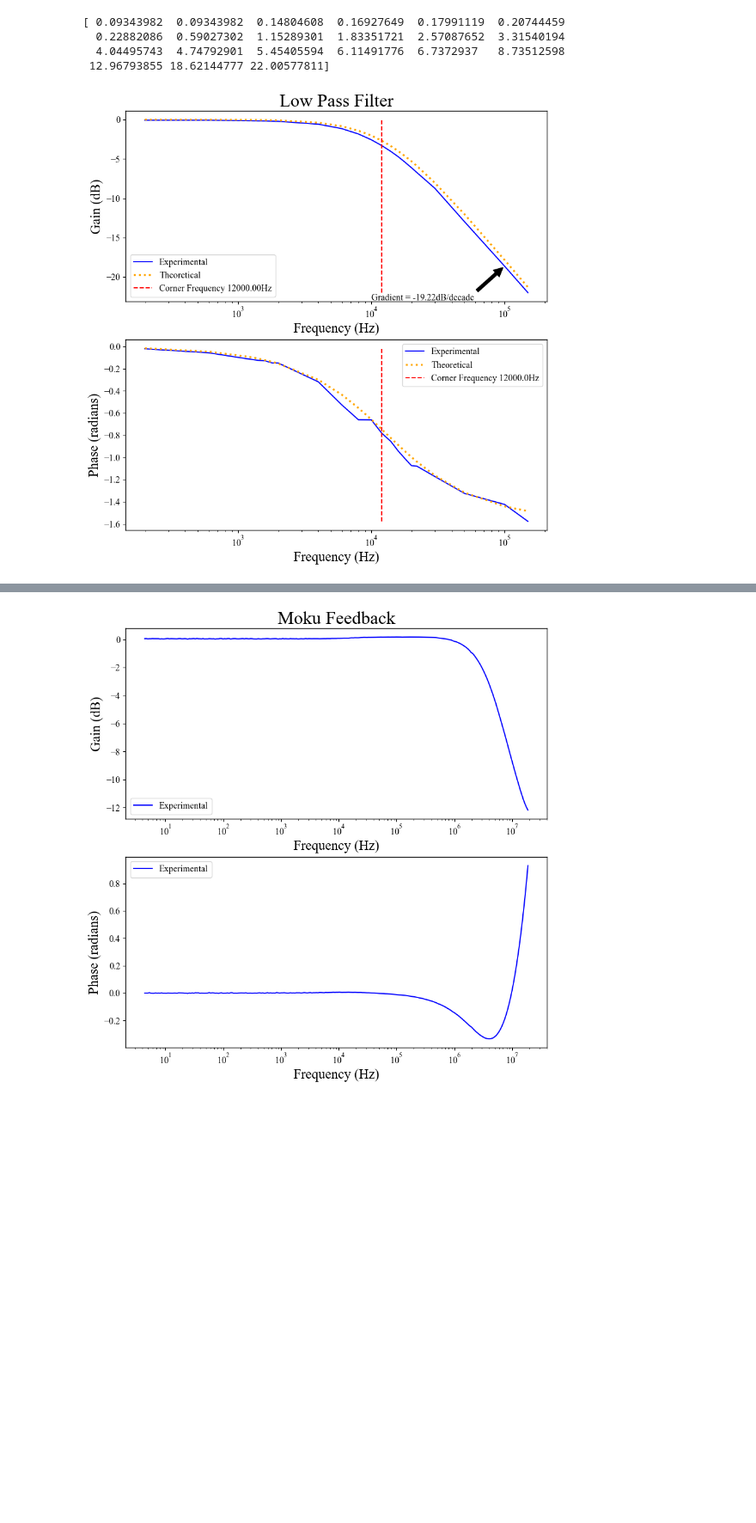
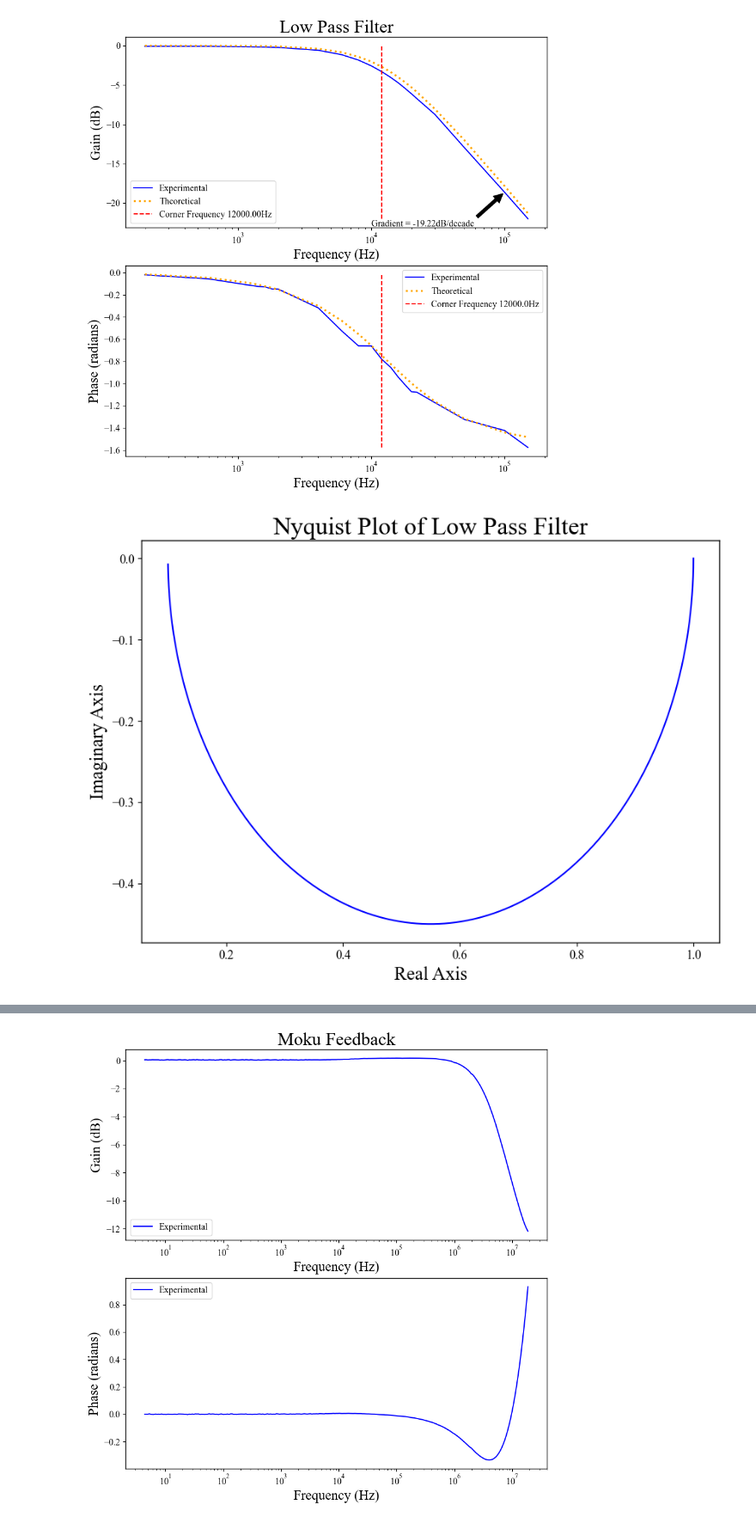
Before and after one commit to lewismcnish/Physics, a Jupyter notebook: Year_3/analogue_filters/analogue_filters.ipynb, the cells around one changed output, grey strips where cells are left out. Shown at 86% size. Drawn from its saved outputs; the diff is of its cells as text; code cells hidden in the pictures; blank space fills up the shorter version.

```diff
--- a/Year_3/analogue_filters/analogue_filters.ipynb
+++ b/Year_3/analogue_filters/analogue_filters.ipynb
@@ -33,50 +101,62 @@ lp_peak_to_peak, lp_phase, lp_freq = float_array_convert(lp_peak_to_peak), float
 hp_peak_to_peak, hp_phase, hp_freq = float_array_convert(hp_peak_to_peak), (float_array_convert(hp_phase))-np.pi/2, float_array_convert(hp_freq)
 # %%
-def arctan(x,r,c):
+def arctan(x,r,c): #function to calculate the phase of a filter
     return -np.arctan(x*r*c)
 
-def corner_freq(x,y):
+def corner_freq(x,y): #function to calculate the corner frequency of a filter which is defined as the point where the gain is -3dB
     return np.full_like(y,x[np.argmin(np.abs(y+3))])
 
-def gradient(x,y):
+def gradient(x,y): #function to calculate the gradient of a graph
     return np.gradient(x,y)
 
-lp_resistance = 15000
+lp_resistance = 15000 #resistance and capacitance values for the low pass filter
 lp_capacitance = 0.82e-9
 
-log_lp_gain = 20*np.log10(lp_peak_to_peak)
-lp_omega = (lp_freq*2*np.pi)
-log_lp_omega = np.log10(lp_omega)
-log_lp_theo_gain = 20*np.log10(1/np.sqrt(1+(lp_omega*lp_resistance*lp_capacitance)**2))
-lp_theo_phase = arctan(lp_omega,lp_resistance,lp_capacitance)
-lp_corner_freq = corner_freq(lp_freq,log_lp_gain)
+log_lp_gain = 20*np.log10(lp_peak_to_peak)                                                      #calculates the gain in dB for the low pass filter
+lp_omega = (lp_freq*2*np.pi)                                                                    #converts the frequency to angular frequency
+log_lp_omega = np.log10(lp_omega)                                                               #calculates the log of the angular frequency
+log_lp_theo_gain = 20*np.log10(1/np.sqrt(1+(lp_omega*lp_resistance*lp_capacitance)**2))         #calculates the theoretical gain in dB for the low pass filter
+lp_theo_phase = arctan(lp_omega,lp_resistance,lp_capacitance)                                   #calculates the theoretical phase for the low pass filter
+lp_corner_freq = corner_freq(lp_freq,log_lp_gain)                                               #calculates the corner frequency for the low pass filter
 
-print((np.abs(log_lp_gain)))
 
-plt.figure(figsize=(10,10))
+plt.figure(figsize=(10,10))                                                                     #plots the low pass filter bode plots of gain and phase
 plt.subplot(2,1,1)
 plt.plot(lp_freq,log_lp_gain, label = 'Experimental', color = 'blue')
 plt.plot(lp_freq,log_lp_theo_gain, label = 'Theoretical', color = 'orange', linestyle = ':', linewidth = 2.5)
 plt.plot(lp_corner_freq,log_lp_gain, label = f'Corner Frequency {lp_corner_freq[0]:.2f}Hz', color = 'red', linestyle = '--', linewidth = 1.5)
 plt.annotate(f'Gradient = {gradient(log_lp_gain,log_lp_omega)[-1]:.2f}dB/decade', xy = (lp_freq[-2],log_lp_gain[-2]), arrowprops=dict(facecolor = 'black', shrink = 0.05,), xytext = (lp_freq[-2]-90000,log_lp_gain[-2]-4.3))
 plt.xlabel(r'Frequency (Hz)')
 plt.xscale('log')
 plt.ylabel('Gain (dB)')
 plt.title('Low Pass Filter')
 plt.legend()
 plt.subplot(2,1,2)
 plt.plot(lp_freq,lp_phase, label = 'Experimental', color = 'blue')
 plt.plot(lp_freq,lp_theo_phase, label = 'Theoretical', color = 'orange', linestyle = ':', linewidth = 2.5)
 plt.plot(lp_corner_freq,lp_phase, label = f'Corner Frequency {lp_corner_freq[0]}Hz', color = 'red', linestyle = '--', linewidth = 1.5)
 plt.xlabel(r'Frequency (Hz)')
 plt.xscale('log')
 plt.ylabel('Phase (radians)')
 plt.legend()
 plt.show()
+
+                                # Nyquist Plot of Low Pass Filter
+tau = lp_resistance*lp_capacitance;
+a = 10;
+lp_trans_func = signal.lti([tau, 1],[a*tau, 1])                 #Creating Transfer Function for a Linear Time Independent system
+w= np.linspace(1e-4,1e6,1000000)                               #Creating a range of frequencies to plot the frequency response
+
+w, H = signal.freqresp(lp_trans_func,w)
+plt.figure(figsize=(10,7))
+plt.plot(H.real, H.imag, "b")
+plt.xlabel("Real Axis")
+plt.ylabel("Imaginary Axis")
+plt.title("Nyquist Plot of Low Pass Filter")
+
+
+plt.show()
 # %% [output]
-[ 0.09343982  0.09343982  0.14804608  0.16927649  0.17991119  0.20744459
-  0.22882086  0.59027302  1.15289301  1.83351721  2.57087652  3.31540194
-  4.04495743  4.74792901  5.45405594  6.11491776  6.7372937   8.73512598
- 12.96793855 18.62144777 22.00577811]
 [figure]
+[figure, added]
 # %%
```
Also changed, not shown: parts of 8 cells of this notebook, 1 other file.
